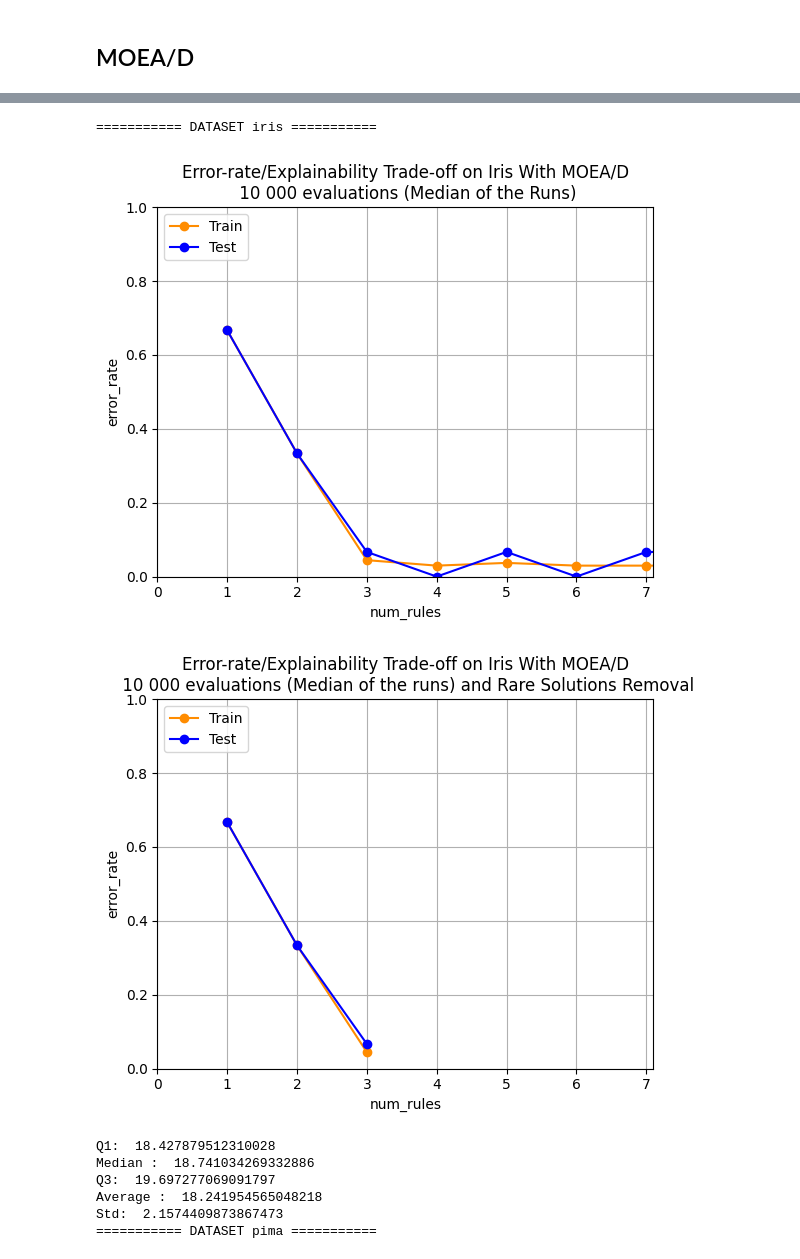
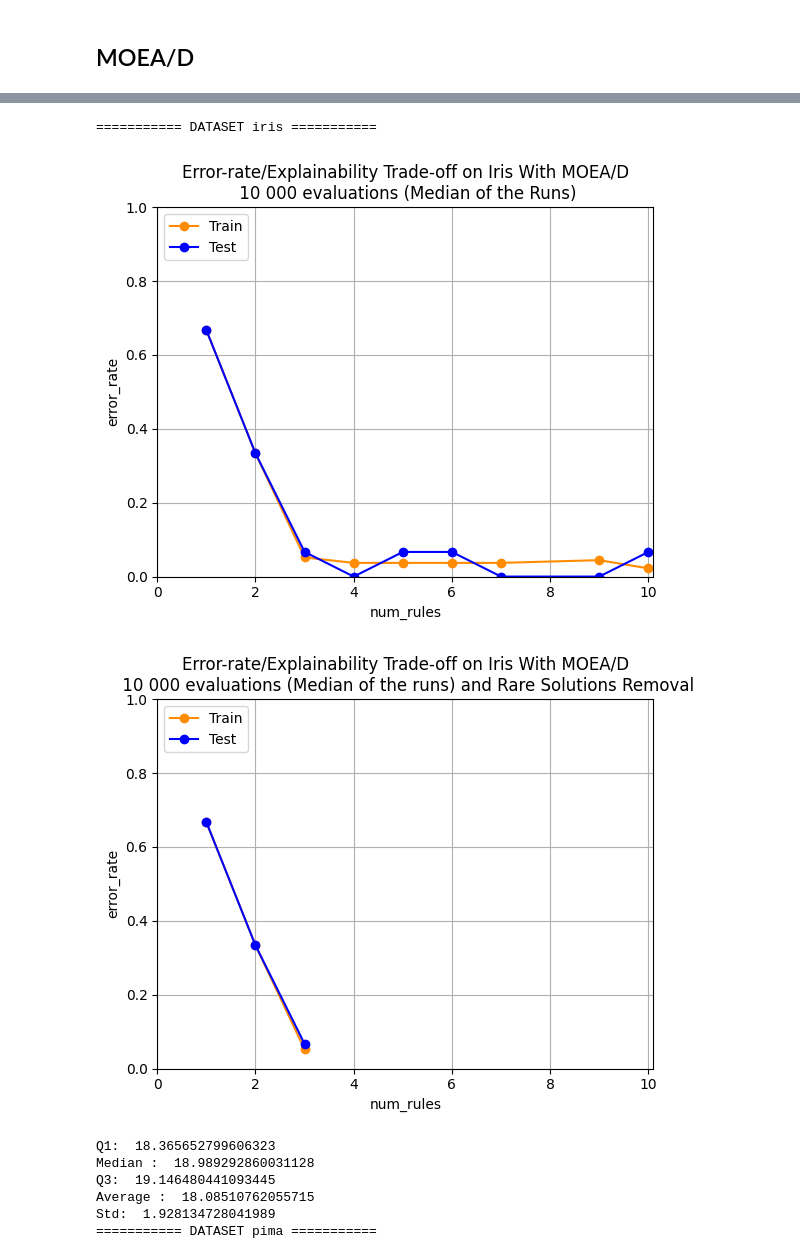
Before and after one commit to ci-labo-omu/MoFGBMLPy, a Jupyter notebook: examples/cross_validation_benchmark/cross_validation_benchmark.ipynb, the cells around one changed output, grey strips where cells are left out. Saved outputs shown, nothing was run; the diff lists cells and outputs as text; code cells hidden in the pictures.

```diff
--- a/examples/cross_validation_benchmark/cross_validation_benchmark.ipynb
+++ b/examples/cross_validation_benchmark/cross_validation_benchmark.ipynb
@@ -6,7 +10,7 @@ from mofgbmlpy.utility.parallel_cross_validation import run_cross_validation
 for data_name in ["iris", "pima", "bupa"]:
     root_folder = "../.."
     results_root_folder = root_folder + "/results"
-    algorithm_id = f"Basic{data_name}Basic"
+    algorithm_id = f"Basic{data_name}Basic_{time_str}"
     dataset_root = root_folder + "/dataset"
 
     args = [
@@ -31,9 +35,9 @@ import numpy as np
 from matplotlib import pyplot as plt
 
 xlims = {
-    "iris": (0,7.1),
-    "pima": (0,14.1),
-    "bupa": (0,11.1),
+    "iris": (0,9.1),
+    "pima": (0,19.1),
+    "bupa": (0,9.1),
 }
 
 root_folder = "../.."
@@ -43,7 +47,7 @@ Output.mkdirs(plot_dir)
 
 for data_name in ["iris", "pima", "bupa"]:
     print(f"=========== DATASET {data_name} ===========\n")
-    algorithm_id = f"Basic{data_name}Basic"
+    algorithm_id = f"Basic{data_name}Basic_{time_str}"
     dataset_root = root_folder + "/dataset"
 
     results = get_results(results_root_folder, algorithm_id, data_name)
@@ -99,7 +103,7 @@ Std:  3.0185297367920327
 for data_name in ["iris", "pima", "bupa"]:
     root_folder = "../.."
     results_root_folder = root_folder + "/results"
-    algorithm_id = f"MOEAD{data_name}Basic"
+    algorithm_id = f"MOEAD{data_name}Basic_{time_str}"
     dataset_root = root_folder + "/dataset"
 
     args = [
@@ -124,8 +128,8 @@ import numpy as np
 from matplotlib import pyplot as plt
 
 xlims = {
-    "iris": (0,7.1),
-    "pima": (0,14.1),
+    "iris": (0,10.1),
+    "pima": (0,12.1),
     "bupa": (0,11.1),
 }
 
@@ -135,39 +139,39 @@ plot_dir = results_root_folder + "/plots"
 Output.mkdirs(plot_dir)
 
 for data_name in ["iris", "pima", "bupa"]:
     print(f"=========== DATASET {data_name} ===========\n")
-    algorithm_id = f"MOEAD{data_name}Basic"
+    algorithm_id = f"MOEAD{data_name}Basic_{time_str}"
     dataset_root = root_folder + "/dataset"
 
     results = get_results(results_root_folder, algorithm_id, data_name)
     results_solutions = [run["solutions"] for run in results]
     run_times = [run["exec_time"] for run in results]
 
     # show_results_box_plot(results_solutions, x_key="num_rules", remove_rare_solutions=True, xlim=None)
     title = f"Error-rate/Explainability Trade-off on {data_name.capitalize()} With MOEA/D\n 10 000 evaluations (Median of the Runs)"
     file_path = f"{plot_dir}/moead_{data_name}_10000eval_median_line"
     show_results_median_line_plot(results_solutions, x_key="num_rules", remove_rare_solutions=False, xlim=xlims[data_name], title=title, file_path=file_path)
 
     title = f"Error-rate/Explainability Trade-off on {data_name.capitalize()} With MOEA/D\n 10 000 evaluations (Median of the runs) and Rare Solutions Removal"
     file_path = f"{plot_dir}/moead_{data_name}_10000eval_median_line_rare_solutions_removal"
     show_results_median_line_plot(results_solutions, x_key="num_rules", remove_rare_solutions=True, xlim=xlims[data_name], title=title, file_path=file_path)
 
     # plt.boxplot(run_times)
     # plt.title("Execution time")
     # plt.show()
 
     print("Q1: ", np.quantile(run_times, 0.25))
     print("Median : ", np.median(run_times))
     print("Q3: ", np.quantile(run_times, 0.75))
     print("Average : ", np.mean(run_times))
     print("Std: ", np.std(run_times))
 # %% [output]
 =========== DATASET iris ===========
-[figure, old version]
+[figure, new version]
-[figure, old version]
+[figure, new version]
-Q1:  18.427879512310028
-Median :  18.741034269332886
-Q3:  19.697277069091797
-Average :  18.241954565048218
-Std:  2.1574409873867473
+Q1:  18.365652799606323
+Median :  18.989292860031128
+Q3:  19.146480441093445
+Average :  18.08510762055715
+Std:  1.928134728041989
 =========== DATASET pima ===========
```
Also changed, not shown: parts of 6 cells of this notebook, 20 other files.
